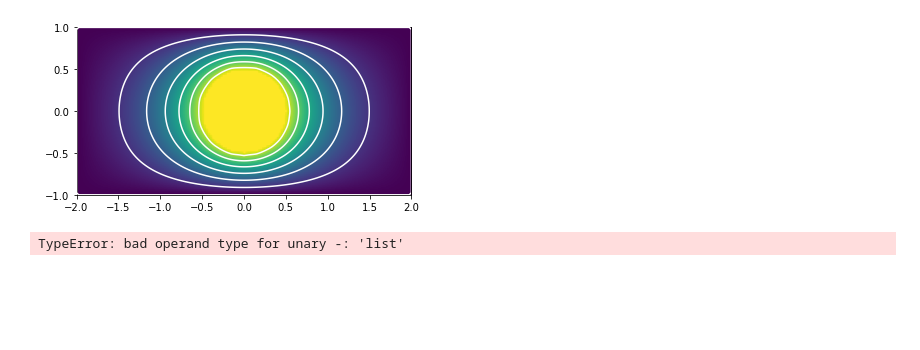
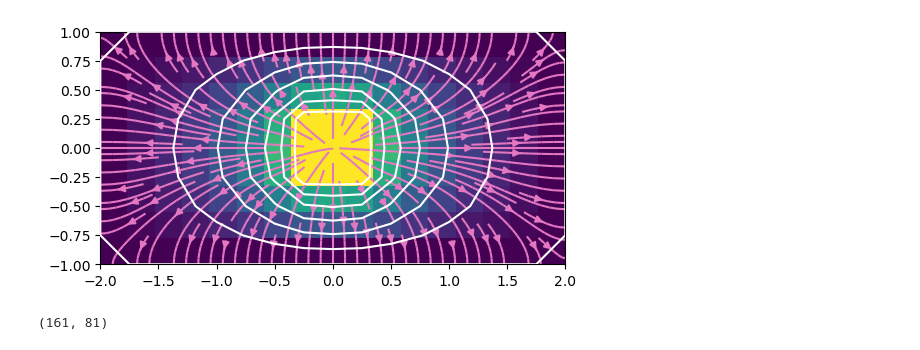
Before and after one commit to richmf/Fisica-Computacional-clases, a Jupyter notebook: Met Jacobi.ipynb, the cells around one changed output. Saved outputs shown, nothing was run; the diff lists cells and outputs as text; code cells hidden in the pictures; blank space fills up the shorter version.

```diff
--- a/Met Jacobi.ipynb
+++ b/Met Jacobi.ipynb
@@ -42,12 +38,17 @@ show()
-# %%
-#contourf(XX , YY ,V.transpose())
-imshow(V.transpose(),extent=[x[0],x[-1],y[0],y[-1]],origin='lower',zorder=0)
-contour(XX , YY ,V.transpose(),colors='white',zorder=10)
-gca().set_aspect('equal')
-show()
-# %% [output]
-[figure, removed]
-# %%
-E = -gradient(V)
-# %% [output]
-TypeError: bad operand type for unary -: 'list'
+# %%
+Ex,Ey = gradient(-V)
+# %%
+#contourf(XX , YY ,V.transpose())
+figure(dpi=100)
+imshow(V.transpose(),extent=[x[0],x[-1],y[0],y[-1]],origin='lower',zorder=0)
+contour(XX , YY ,V.transpose(),colors='white',zorder=10)
+streamplot(XX,YY,Ex.transpose(),Ey.transpose(),color='tab:pink',density=1.3,
+          maxlength=10)
+gca().set_aspect('equal')
+show()
+# %% [output]
+[figure, added]
+# %%
+V.shape
+# %% [output]
+(161, 81)
```
Also changed, not shown: parts of 4 cells of this notebook.
